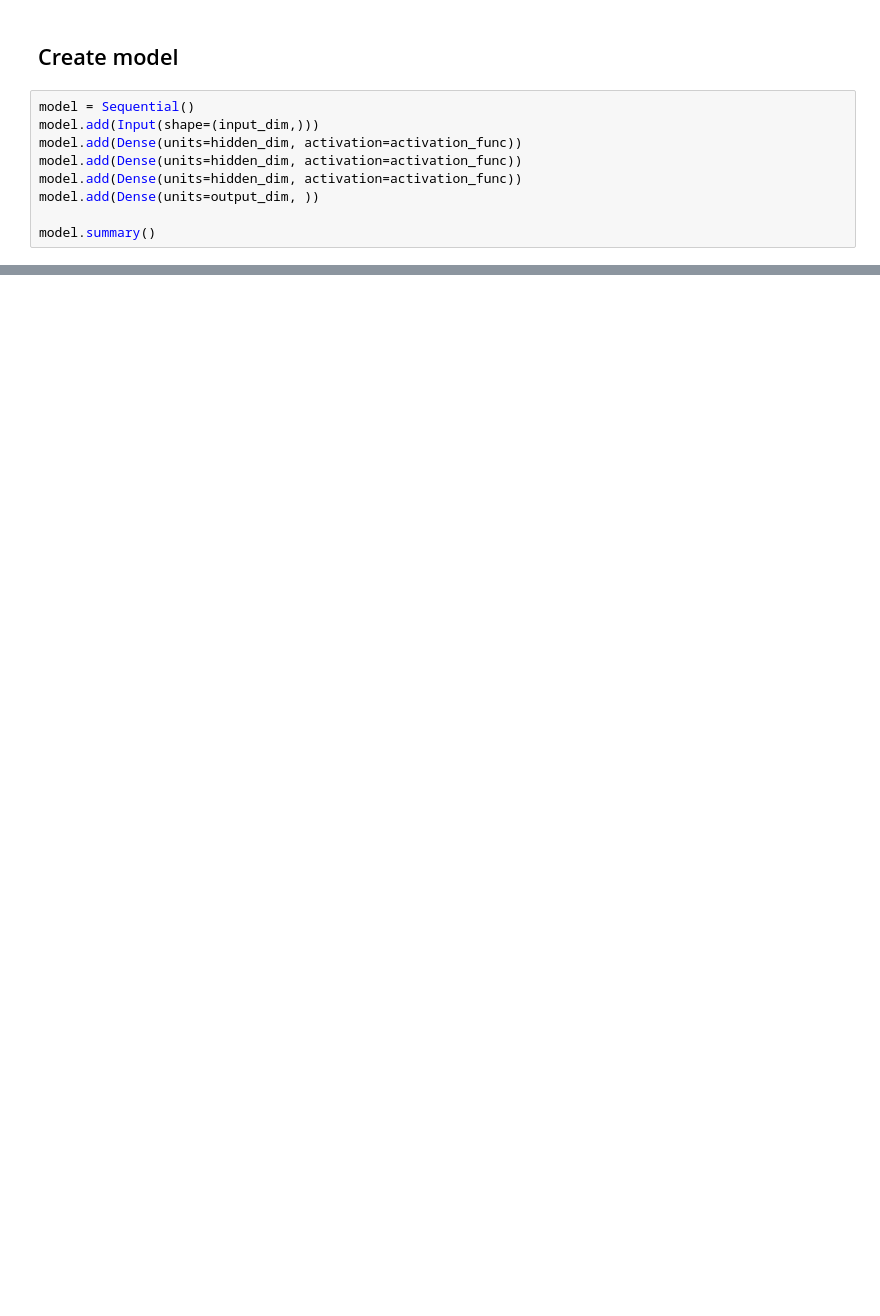
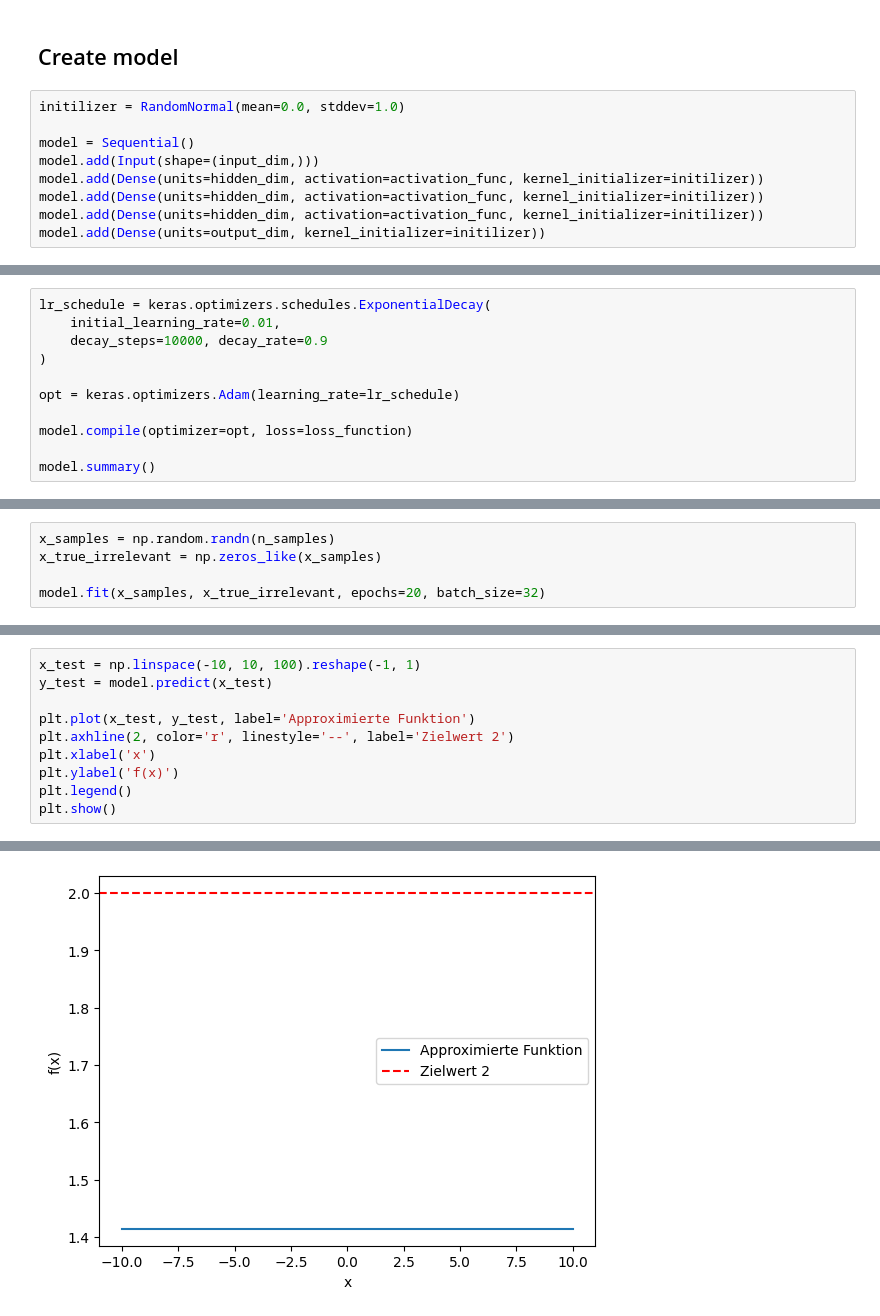
Before and after one commit to Caspar030/OptimalTransportSchmidt, a Jupyter notebook: NeuralNetwork.ipynb, the cells around one changed output, grey strips where cells are left out. Saved outputs shown, nothing was run; the diff lists cells and outputs as text; blank space fills up the shorter version.

```diff
--- a/NeuralNetwork.ipynb
+++ b/NeuralNetwork.ipynb
@@ -16,11 +53,11 @@ activation_func = "relu"
 # %% [markdown]
 ## Create model
 # %%
+initilizer = RandomNormal(mean=0.0, stddev=1.0)
+
 model = Sequential()
 model.add(Input(shape=(input_dim,)))
-model.add(Dense(units=hidden_dim, activation=activation_func))
-model.add(Dense(units=hidden_dim, activation=activation_func))
-model.add(Dense(units=hidden_dim, activation=activation_func))
-model.add(Dense(units=output_dim, ))
-
-model.summary()
+model.add(Dense(units=hidden_dim, activation=activation_func, kernel_initializer=initilizer))
+model.add(Dense(units=hidden_dim, activation=activation_func, kernel_initializer=initilizer))
+model.add(Dense(units=hidden_dim, activation=activation_func, kernel_initializer=initilizer))
+model.add(Dense(units=output_dim, kernel_initializer=initilizer))
@@ -42,0 +64,11 @@ Model: "sequential_9"
+# %%
+lr_schedule = keras.optimizers.schedules.ExponentialDecay(
+    initial_learning_rate=0.01,
+    decay_steps=10000, decay_rate=0.9
+)
+
+opt = keras.optimizers.Adam(learning_rate=lr_schedule)
+
+model.compile(optimizer=opt, loss=loss_function)
+
+model.summary()
@@ -42,0 +91,5 @@ Model: "sequential_9"
+# %%
+x_samples = np.random.randn(n_samples)
+x_true_irrelevant = np.zeros_like(x_samples)
+
+model.fit(x_samples, x_true_irrelevant, epochs=20, batch_size=32)
@@ -42,0 +115,11 @@ Model: "sequential_9"
+# %%
+x_test = np.linspace(-10, 10, 100).reshape(-1, 1)
+y_test = model.predict(x_test)
+
+plt.plot(x_test, y_test, label='Approximierte Funktion')
+plt.axhline(2, color='r', linestyle='--', label='Zielwert 2')
+plt.xlabel('x')
+plt.ylabel('f(x)')
+plt.legend()
+plt.show()
+# %% [output]
@@ -42,0 +127 @@ Model: "sequential_9"
+[figure, added]
```
Also changed, not shown: parts of 10 cells of this notebook.
